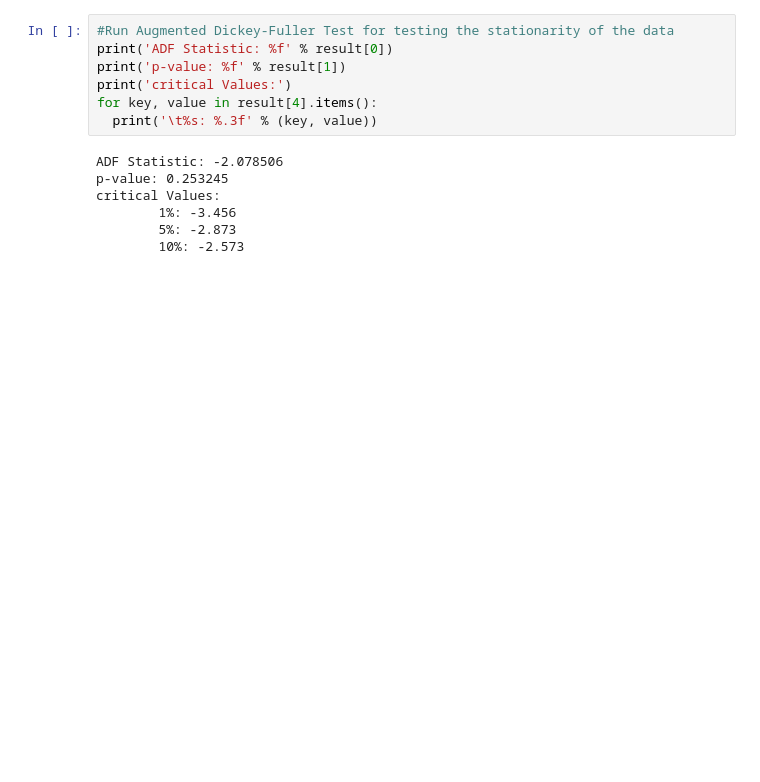
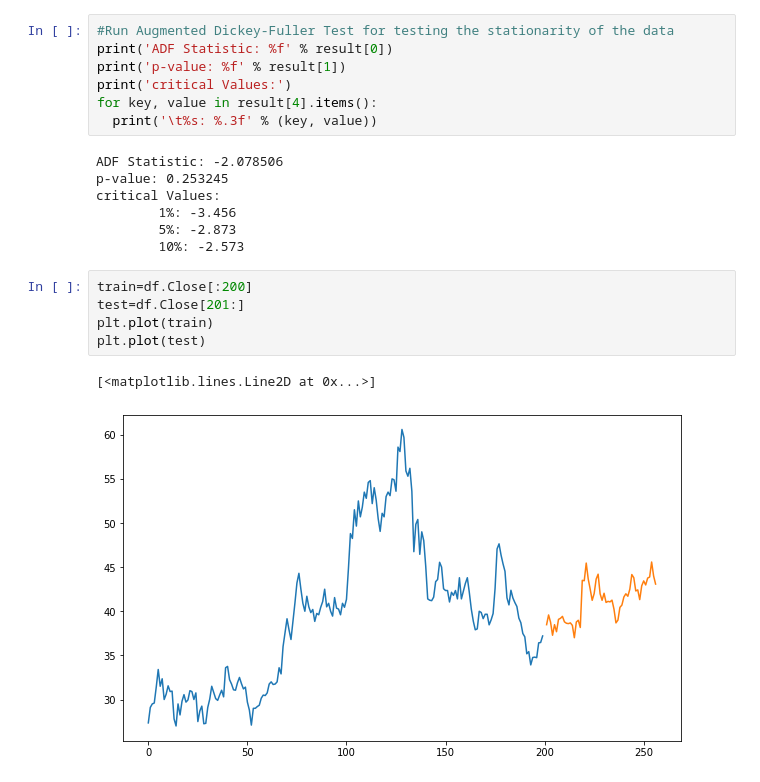
Before and after one commit to KonradKomor/Carbios-ARIMA-stock-price-prediction, a Jupyter notebook: Carbios.ipynb, the cells around one changed output. Saved outputs shown, nothing was run; the diff lists cells and outputs as text; blank space fills up the shorter version.

```diff
--- a/Carbios.ipynb
+++ b/Carbios.ipynb
@@ -72,3 +86,11 @@ critical Values:
         1%: -3.456
         5%: -2.873
         10%: -2.573
+# %%
+train=df.Close[:200]
+test=df.Close[201:]
+plt.plot(train)
+plt.plot(test)
+# %% [output]
+[<matplotlib.lines.Line2D at 0x...>]
+[figure, added]
```
Also changed, not shown: parts of 9 cells of this notebook.
